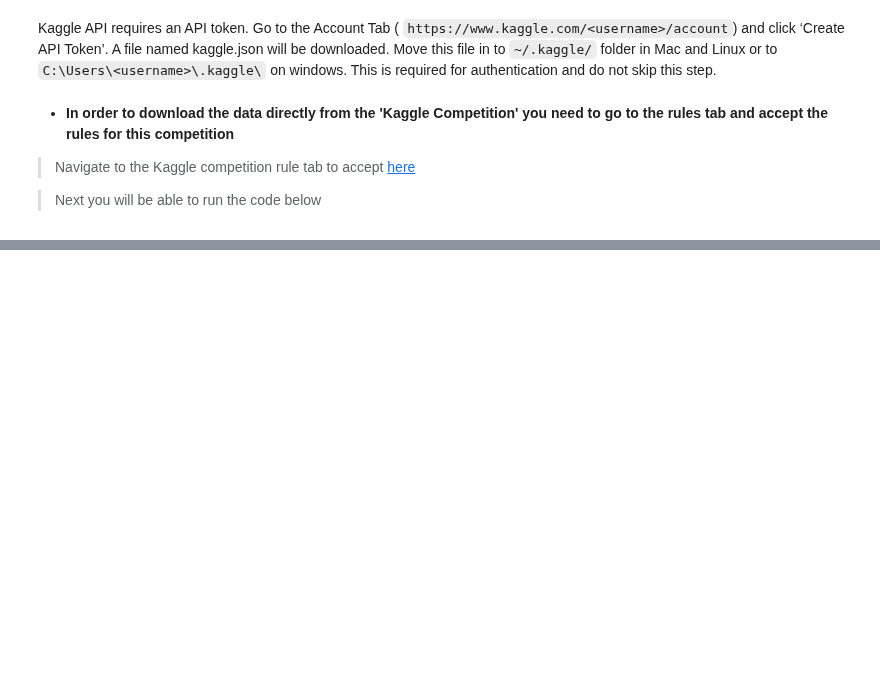
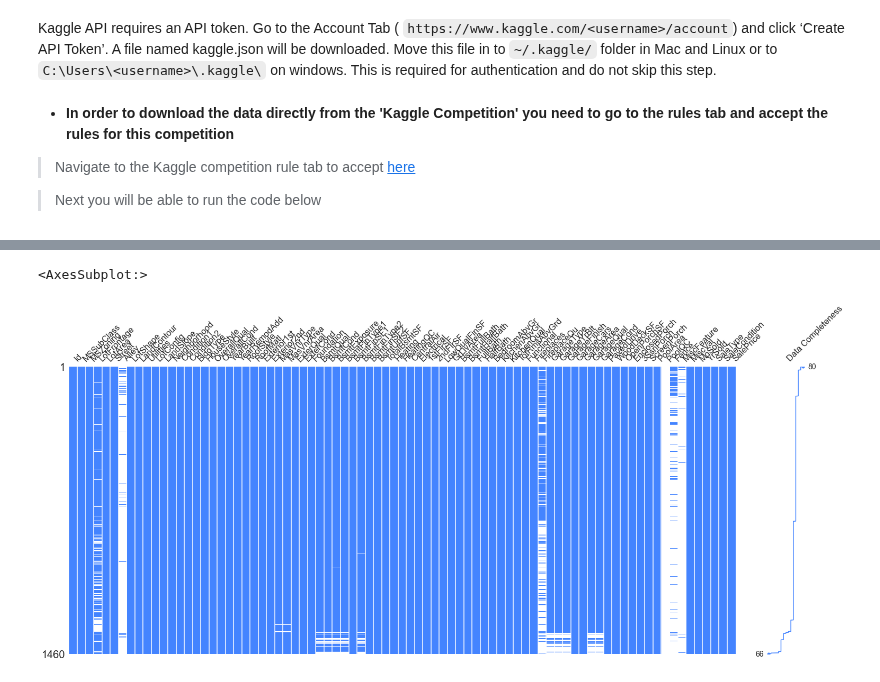
Before and after one commit to kevinprinsloo/My_Machine_Learning_Notebooks, a Jupyter notebook: Advanced _EDA/House_Prices_EDA/House_Prices_EDA.ipynb, the cells around one changed output, grey strips where cells are left out. Cells and saved outputs as stored; diff of their text form; code cells hidden in the pictures; blank space fills up the shorter version.

```diff
--- a/Advanced _EDA/House_Prices_EDA/House_Prices_EDA.ipynb
+++ b/Advanced _EDA/House_Prices_EDA/House_Prices_EDA.ipynb
@@ -92,0 +317,5 @@ api.competition_download_file('house-prices-advanced-regression-techniques','tes
+# %%
+msno.matrix(train_data, labels=True, sort='descending',color=(0.27, 0.52, 1.0))
+# %% [output]
+<AxesSubplot:>
+[figure, added]
```
Also changed, not shown: parts of 35 cells of this notebook, 3 other files.
